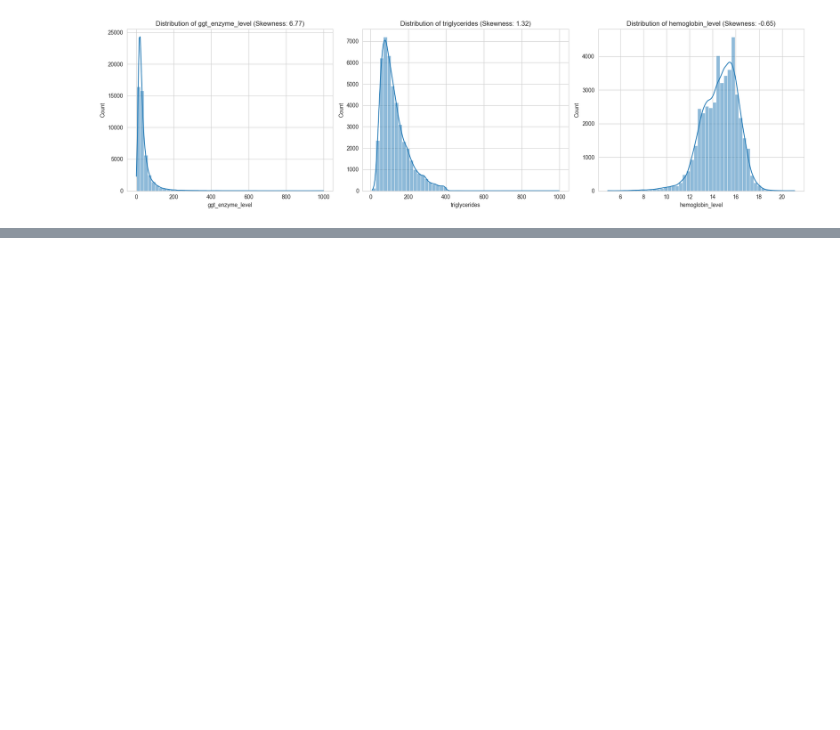
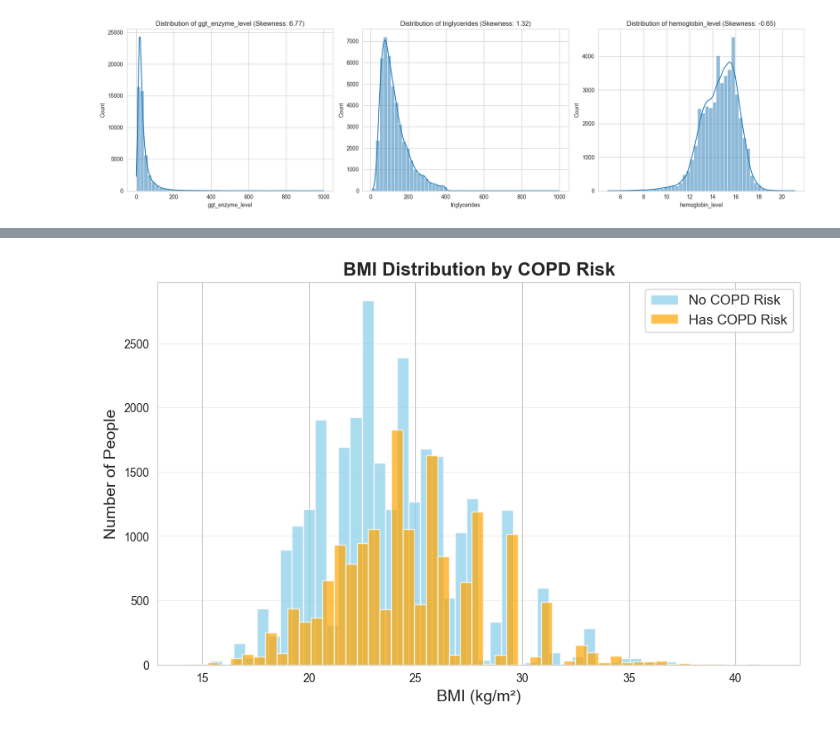
Before and after one commit to suryans77/machine-learning-2, a Jupyter notebook: COPD_EDA.ipynb, the cells around one changed output, grey strips where cells are left out. Cells and saved outputs as stored; diff of their text form; code cells hidden in the pictures; blank space fills up the shorter version.

```diff
--- a/COPD_EDA.ipynb
+++ b/COPD_EDA.ipynb
@@ -125,0 +164,15 @@ chart
+# %%
+plt.figure(figsize=(10, 6))
+
+# Two histograms on the same plot
+plt.hist(df[df['has_copd_risk'] == 0]['bmi'], bins=50, alpha=0.7, label='No COPD Risk', color='skyblue')
+plt.hist(df[df['has_copd_risk'] == 1]['bmi'], bins=50, alpha=0.7, label='Has COPD Risk', color='orange')
+
+plt.xlabel('BMI (kg/m²)', fontsize=14)
+plt.ylabel('Number of People', fontsize=14)
+plt.title('BMI Distribution by COPD Risk', fontsize=16, fontweight='bold')
+plt.legend(fontsize=12)
+plt.grid(axis='y', alpha=0.3)
+plt.show()
+# %% [output]
+[figure, added]
```
Also changed, not shown: parts of 2 cells of this notebook, 17 other files.
